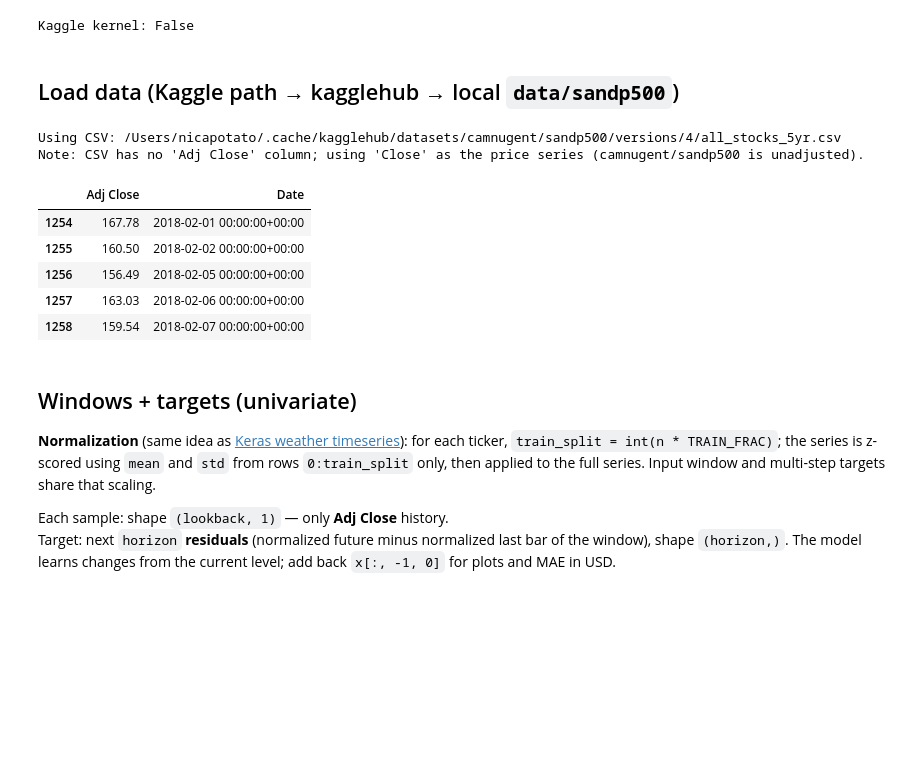
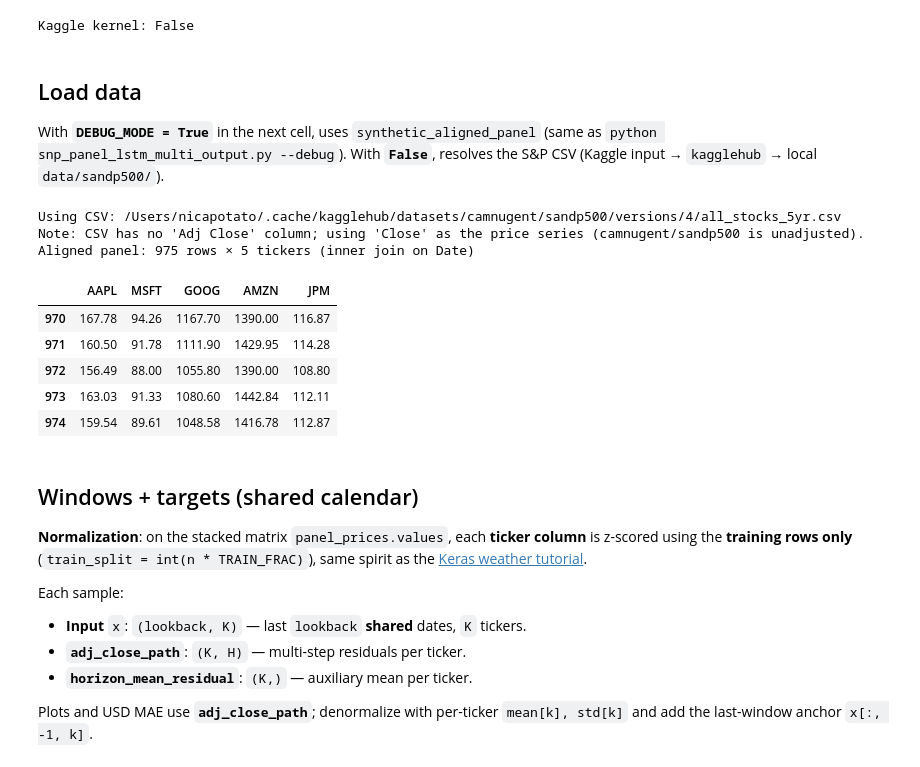
Before and after one commit to nicapotato/KaggleNotebooks, a Jupyter notebook: keras/standard-poors/S&P Keras Timeseries Neural Net - Multi-Output.ipynb, the cells around one changed output. Saved outputs shown, nothing was run; the diff lists cells and outputs as text; code cells hidden in the pictures; blank space fills up the shorter version.

Commit message:
add S&P LSTMs

```diff
--- a/keras/standard-poors/S&P Keras Timeseries Neural Net - Multi-Output.ipynb
+++ b/keras/standard-poors/S&P Keras Timeseries Neural Net - Multi-Output.ipynb
@@ -228,36 +266,62 @@ print("Kaggle kernel:", _IS_KAGGLE)
 # %% [output]
 Kaggle kernel: False
 # %% [markdown]
-## Load data (Kaggle path → kagglehub → local `data/sandp500`)
+## Load data
+
+With **`DEBUG_MODE = True`** in the next cell, uses `synthetic_aligned_panel` (same as `python snp_panel_lstm_multi_output.py --debug`). With **`False`**, resolves the S&P CSV (Kaggle input → `kagglehub` → local `data/sandp500/`).
 # %%
-TICKERS = ["AAPL", "MSFT", "GOOG", "AMZN", "JPM"]
+# Same as: python snp_panel_lstm_multi_output.py [--debug]
+# DEBUG_MODE True → synthetic panel (fast smoke test); False → S&P CSV via resolve_sandp500_csv()
+DEBUG_MODE = False
+
 N_PLOT_SLICES = 5
-LOOKBACK = int(os.environ.get("SNP_LOOKBACK", "60"))
-HORIZON = int(os.environ.get("SNP_HORIZON", "20"))
-TRAIN_FRAC = float(os.environ.get("SNP_TRAIN_FRAC", "0.8"))
-# Rolling-mean baseline: mean Adj Close over the last N bars before the forecast origin (default 7).
 BASELINE_WINDOW = int(os.environ.get("SNP_BASELINE_WINDOW", "7"))
-LSTM_UNITS = int(os.environ.get("SNP_LSTM_UNITS", "128"))
 
-csv_path = resolve_sandp500_csv()
-print("Using CSV:", csv_path)
+if DEBUG_MODE:
+    TICKERS = ["AAA", "BBB", "CCC"]
+    LOOKBACK = 16
+    HORIZON = 5
+    TRAIN_FRAC = 0.75
+    LSTM_UNITS = 32
+    panel_prices, panel_dates = synthetic_aligned_panel(220, TICKERS, seed=42)
+    print(f"[debug] Synthetic panel: {len(panel_prices)} rows × {len(TICKERS)} tickers")
+else:
+    _raw = os.environ.get("SNP_TICKERS", "AAPL,MSFT,GOOG,AMZN,JPM")
+    TICKERS = parse_tickers(_raw)
+    LOOKBACK = int(os.environ.get("SNP_LOOKBACK", "60"))
+    HORIZON = int(os.environ.get("SNP_HORIZON", "20"))
+    TRAIN_FRAC = float(os.environ.get("SNP_TRAIN_FRAC", "0.8"))
+    LSTM_UNITS = int(os.environ.get("SNP_LSTM_UNITS", "128"))
 
-ohlcv_by_ticker = {t: load_ticker_ohlcv(csv_path, t) for t in TICKERS}
-list(ohlcv_by_ticker.values())[0].tail()
+    csv_path = resolve_sandp500_csv()
+    print("Using CSV:", csv_path)
+    ohlcv_by_ticker = {t: load_ticker_ohlcv(csv_path, t) for t in TICKERS}
+    panel_prices, panel_dates = align_panel_prices(ohlcv_by_ticker)
+    print(
+        f"Aligned panel: {len(panel_prices)} rows × {len(TICKERS)} tickers (inner join on Date)"
+    )
+
+panel_prices.tail()
 # %% [output]
 Using CSV: /Users/nicapotato/.cache/kagglehub/datasets/camnugent/sandp500/versions/4/all_stocks_5yr.csv
 Note: CSV has no 'Adj Close' column; using 'Close' as the price series (camnugent/sandp500 is unadjusted).
+Aligned panel: 975 rows × 5 tickers (inner join on Date)
-|  | Adj Close | Date |
-| 1254 | 167.78 | 2018-02-01 00:00:00+00:00 |
-| 1255 | 160.50 | 2018-02-02 00:00:00+00:00 |
-| 1256 | 156.49 | 2018-02-05 00:00:00+00:00 |
-| 1257 | 163.03 | 2018-02-06 00:00:00+00:00 |
-| 1258 | 159.54 | 2018-02-07 00:00:00+00:00 |
+|  | AAPL | MSFT | GOOG | AMZN | JPM |
+| 970 | 167.78 | 94.26 | 1167.70 | 1390.00 | 116.87 |
+| 971 | 160.50 | 91.78 | 1111.90 | 1429.95 | 114.28 |
+| 972 | 156.49 | 88.00 | 1055.80 | 1390.00 | 108.80 |
+| 973 | 163.03 | 91.33 | 1080.60 | 1442.84 | 112.11 |
+| 974 | 159.54 | 89.61 | 1048.58 | 1416.78 | 112.87 |
 # %% [markdown]
-## Windows + targets (univariate)
+## Windows + targets (shared calendar)
 
-**Normalization** (same idea as [Keras weather timeseries](https://keras.io/examples/timeseries/timeseries_weather_forecasting/)): for each ticker, `train_split = int(n * TRAIN_FRAC)`; the series is z-scored using `mean` and `std` from rows `0:train_split` only, then applied to the full series. Input window and multi-step targets share that scaling.
+**Normalization**: on the stacked matrix `panel_prices.values`, each **ticker column** is z-scored using the **training rows only** (`train_split = int(n * TRAIN_FRAC)`), same spirit as the [Keras weather tutorial](https://keras.io/examples/timeseries/timeseries_weather_forecasting/).
 
-Each sample: shape `(lookback, 1)` — only **Adj Close** history.
-Target: next `horizon` **residuals** (normalized future minus normalized last bar of the window), shape `(horizon,)`. The model learns changes from the current level; add back `x[:, -1, 0]` for plots and MAE in USD.
+Each sample:
+
+- **Input** `x`: `(lookback, K)` — last `lookback` **shared** dates, `K` tickers.
+- **`adj_close_path`**: `(K, H)` — multi-step residuals per ticker.
+- **`horizon_mean_residual`**: `(K,)` — auxiliary mean per ticker.
+
+Plots and USD MAE use **`adj_close_path`**; denormalize with per-ticker `mean[k], std[k]` and add the last-window anchor `x[:, -1, k]`.
 # %%
```
Also changed, not shown: parts of 11 cells of this notebook, 3 other files.
